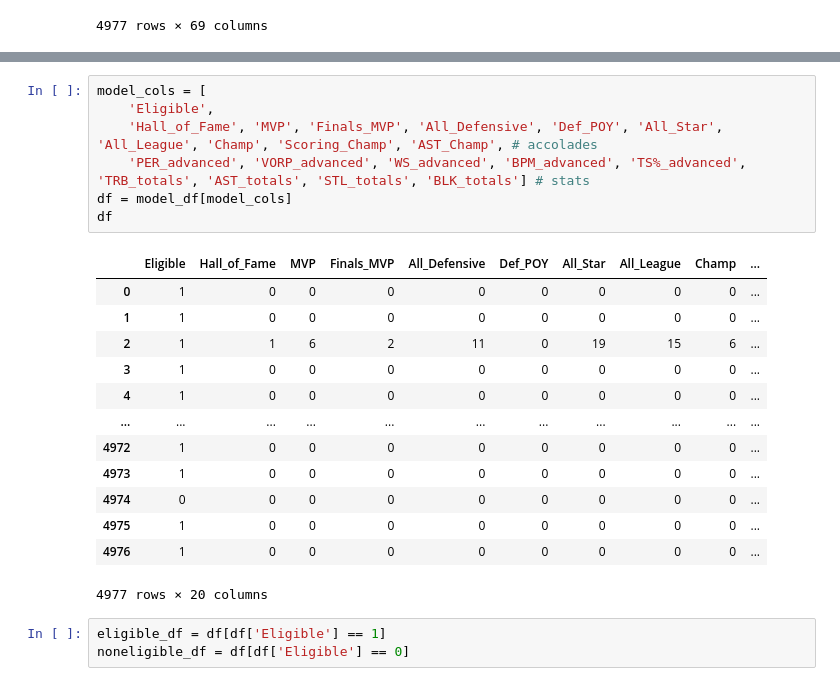
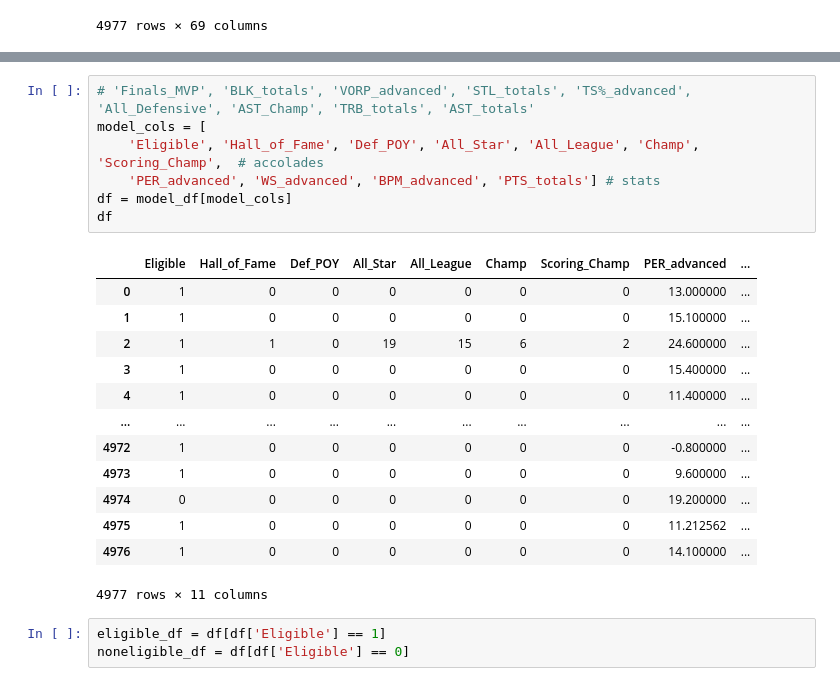
Before and after one commit to frankwillard/NBA-Hall-Of-Fame-Model, a Jupyter notebook: Hall_of_Fame_Modeling.ipynb, the cells around one changed output, grey strips where cells are left out. Cells and saved outputs as stored; diff of their text form.

```diff
--- a/Hall_of_Fame_Modeling.ipynb
+++ b/Hall_of_Fame_Modeling.ipynb
@@ -147,25 +148,25 @@ Index(['Player', 'Eligible', 'Position', 'Hall_of_Fame', 'MVP', 'Finals_MVP',
       dtype='object')
 # %%
+# 'Finals_MVP', 'BLK_totals', 'VORP_advanced', 'STL_totals', 'TS%_advanced', 'All_Defensive', 'AST_Champ', 'TRB_totals', 'AST_totals'
 model_cols = [
-    'Eligible',
-    'Hall_of_Fame', 'MVP', 'Finals_MVP', 'All_Defensive', 'Def_POY', 'All_Star', 'All_League', 'Champ', 'Scoring_Champ', 'AST_Champ', # accolades
-    'PER_advanced', 'VORP_advanced', 'WS_advanced', 'BPM_advanced', 'TS%_advanced', 'TRB_totals', 'AST_totals', 'STL_totals', 'BLK_totals'] # stats
+    'Eligible', 'Hall_of_Fame', 'Def_POY', 'All_Star', 'All_League', 'Champ', 'Scoring_Champ',  # accolades
+    'PER_advanced', 'WS_advanced', 'BPM_advanced', 'PTS_totals'] # stats
 df = model_df[model_cols]
 df
 # %% [output]
-|  | Eligible | Hall_of_Fame | MVP | Finals_MVP | All_Defensive | Def_POY | All_Star | All_League | Champ | ... |
-| 0 | 1 | 0 | 0 | 0 | 0 | 0 | 0 | 0 | 0 | ... |
-| 1 | 1 | 0 | 0 | 0 | 0 | 0 | 0 | 0 | 0 | ... |
-| 2 | 1 | 1 | 6 | 2 | 11 | 0 | 19 | 15 | 6 | ... |
-| 3 | 1 | 0 | 0 | 0 | 0 | 0 | 0 | 0 | 0 | ... |
-| 4 | 1 | 0 | 0 | 0 | 0 | 0 | 0 | 0 | 0 | ... |
-| ... | ... | ... | ... | ... | ... | ... | ... | ... | ... | ... |
-| 4972 | 1 | 0 | 0 | 0 | 0 | 0 | 0 | 0 | 0 | ... |
-| 4973 | 1 | 0 | 0 | 0 | 0 | 0 | 0 | 0 | 0 | ... |
-| 4974 | 0 | 0 | 0 | 0 | 0 | 0 | 0 | 0 | 0 | ... |
-| 4975 | 1 | 0 | 0 | 0 | 0 | 0 | 0 | 0 | 0 | ... |
-| 4976 | 1 | 0 | 0 | 0 | 0 | 0 | 0 | 0 | 0 | ... |
+|  | Eligible | Hall_of_Fame | Def_POY | All_Star | All_League | Champ | Scoring_Champ | PER_advanced | ... |
+| 0 | 1 | 0 | 0 | 0 | 0 | 0 | 0 | 13.000000 | ... |
+| 1 | 1 | 0 | 0 | 0 | 0 | 0 | 0 | 15.100000 | ... |
+| 2 | 1 | 1 | 0 | 19 | 15 | 6 | 2 | 24.600000 | ... |
+| 3 | 1 | 0 | 0 | 0 | 0 | 0 | 0 | 15.400000 | ... |
+| 4 | 1 | 0 | 0 | 0 | 0 | 0 | 0 | 11.400000 | ... |
+| ... | ... | ... | ... | ... | ... | ... | ... | ... | ... |
+| 4972 | 1 | 0 | 0 | 0 | 0 | 0 | 0 | -0.800000 | ... |
+| 4973 | 1 | 0 | 0 | 0 | 0 | 0 | 0 | 9.600000 | ... |
+| 4974 | 0 | 0 | 0 | 0 | 0 | 0 | 0 | 19.200000 | ... |
+| 4975 | 1 | 0 | 0 | 0 | 0 | 0 | 0 | 11.212562 | ... |
+| 4976 | 1 | 0 | 0 | 0 | 0 | 0 | 0 | 14.100000 | ... |
-4977 rows × 20 columns
+4977 rows × 11 columns
 # %%
 eligible_df = df[df['Eligible'] == 1]
 noneligible_df = df[df['Eligible'] == 0]
```
Also changed, not shown: parts of 13 cells of this notebook.
